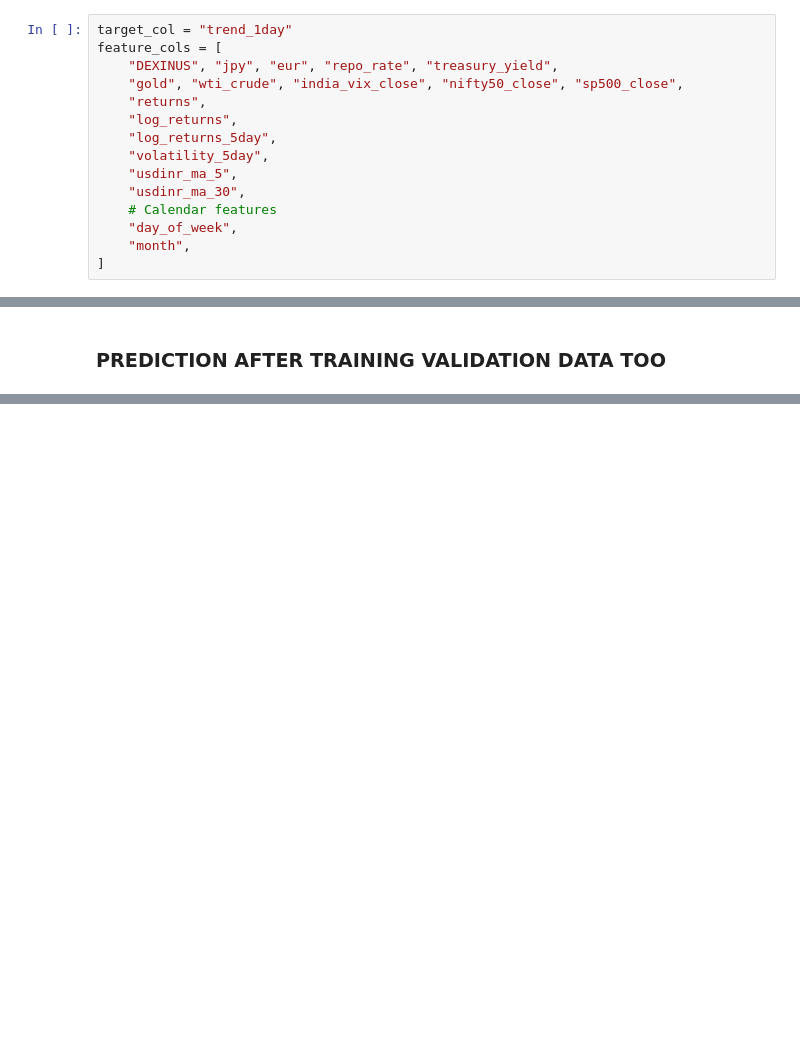
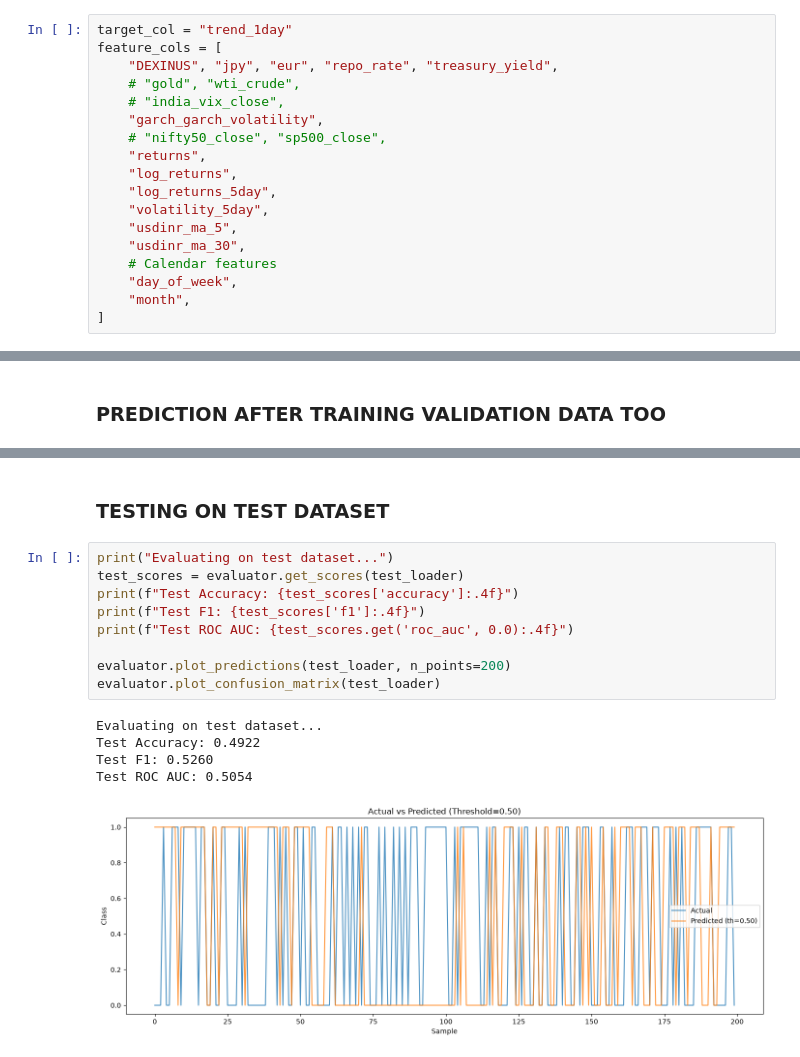
Before and after one commit to Princekumarofficial/potential-octo-sniffle, a Jupyter notebook: deep_learning.ipynb, the cells around one changed output, grey strips where cells are left out. Cells and saved outputs as stored; diff of their text form; blank space fills up the shorter version.

```diff
--- a/deep_learning.ipynb
+++ b/deep_learning.ipynb
@@ -1102,7 +1140,10 @@ class LSTMClassifier(nn.Module):
 target_col = "trend_1day"
 feature_cols = [
     "DEXINUS", "jpy", "eur", "repo_rate", "treasury_yield",
-    "gold", "wti_crude", "india_vix_close", "nifty50_close", "sp500_close",
+    # "gold", "wti_crude",
+    # "india_vix_close",
+    "garch_garch_volatility",
+    # "nifty50_close", "sp500_close",
     "returns",
     "log_returns",
     "log_returns_5day",
@@ -1251,0 +1307,17 @@ Saved checkpoints:
+# %% [markdown]
+### TESTING ON TEST DATASET
+# %%
+print("Evaluating on test dataset...")
+test_scores = evaluator.get_scores(test_loader)
+print(f"Test Accuracy: {test_scores['accuracy']:.4f}")
+print(f"Test F1: {test_scores['f1']:.4f}")
+print(f"Test ROC AUC: {test_scores.get('roc_auc', 0.0):.4f}")
+
+evaluator.plot_predictions(test_loader, n_points=200)
+evaluator.plot_confusion_matrix(test_loader)
+# %% [output]
+Evaluating on test dataset...
+Test Accuracy: 0.4922
+Test F1: 0.5260
+Test ROC AUC: 0.5054
+[figure, added]
```
Also changed, not shown: parts of 24 cells of this notebook, 1 other file.
